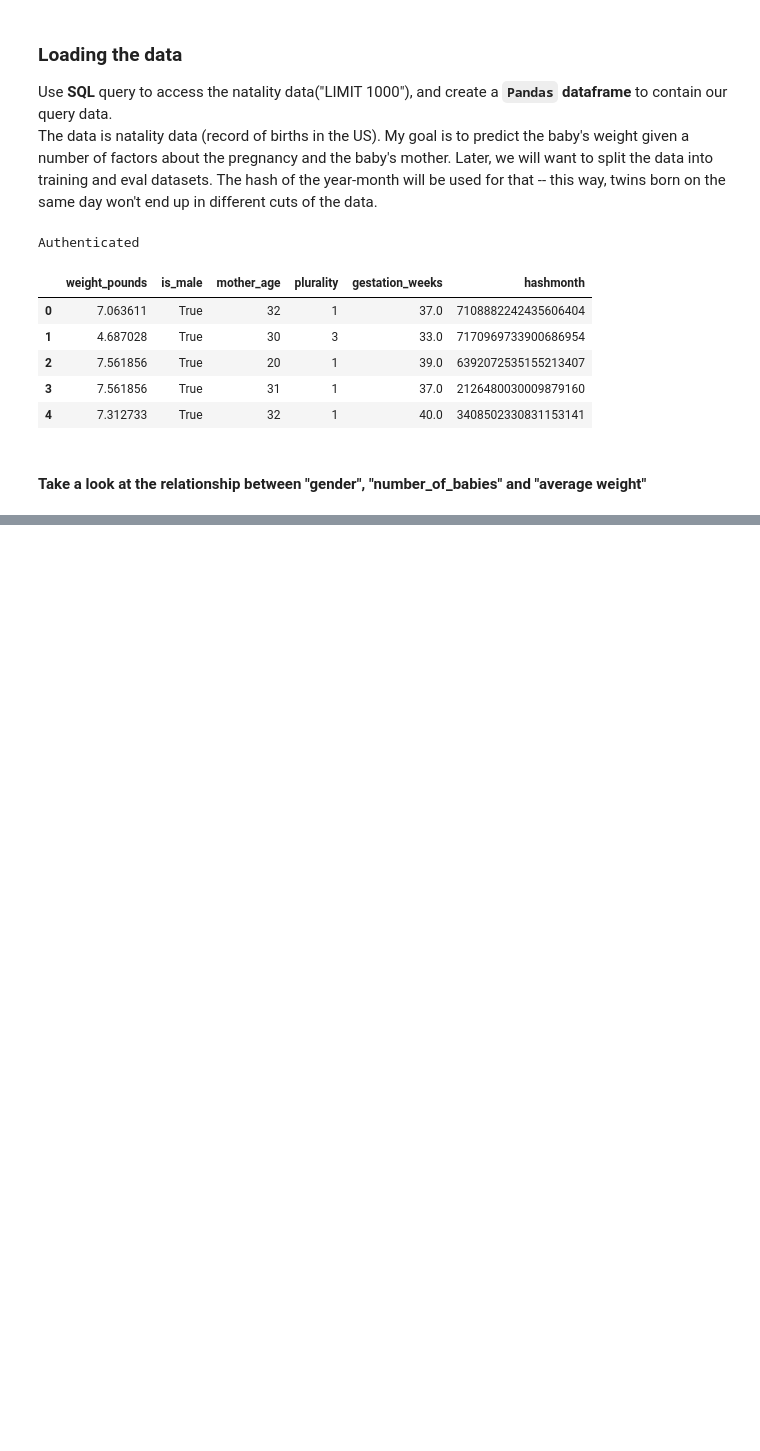
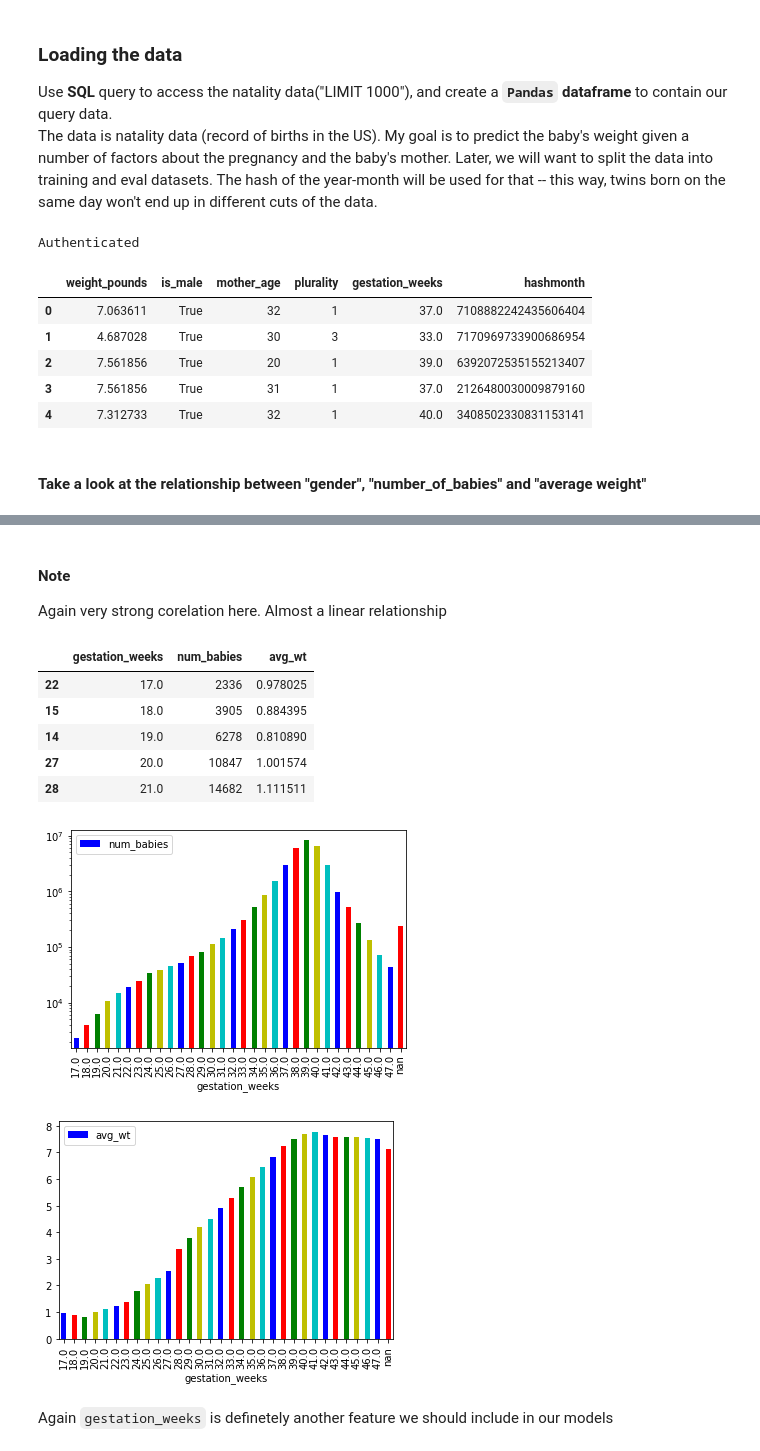
Before and after one commit to Sylar257/Google-Cloud-Platform-with-Tensorflow, a Jupyter notebook: Exploratory_Data_Analysis.ipynb, the cells around one changed output, grey strips where cells are left out. Cells and saved outputs as stored; diff of their text form; code cells hidden in the pictures; blank space fills up the shorter version.

```diff
--- a/Exploratory_Data_Analysis.ipynb
+++ b/Exploratory_Data_Analysis.ipynb
@@ -90,0 +139,21 @@ df.plot(x='is_male', y='avg_wt', kind='bar');
+# %% [markdown]
+#### Note
+Again very strong corelation here. Almost a linear relationship
+# %%
+# Bar plot to see gestation_weeks with avg_wt and num_babies(in logy)
+df = get_distinct_values('gestation_weeks')
+df.sort_values('gestation_weeks', ascending=True, inplace=True)
+df.plot(x='gestation_weeks', y='num_babies', logy=True, kind='bar', color=('b', 'r', 'g', 'y', 'c'))
+df.plot(x='gestation_weeks', y='avg_wt', kind='bar',color=('b', 'r', 'g', 'y', 'c'))
+df.head()
+# %% [output]
+|  | gestation_weeks | num_babies | avg_wt |
+| 22 | 17.0 | 2336 | 0.978025 |
+| 15 | 18.0 | 3905 | 0.884395 |
+| 14 | 19.0 | 6278 | 0.810890 |
+| 27 | 20.0 | 10847 | 1.001574 |
+| 28 | 21.0 | 14682 | 1.111511 |
+[figure, added]
+[figure, added]
+# %% [markdown]
+Again `gestation_weeks` is definetely another feature we should include in our models
```
Also changed, not shown: parts of 7 cells of this notebook.
